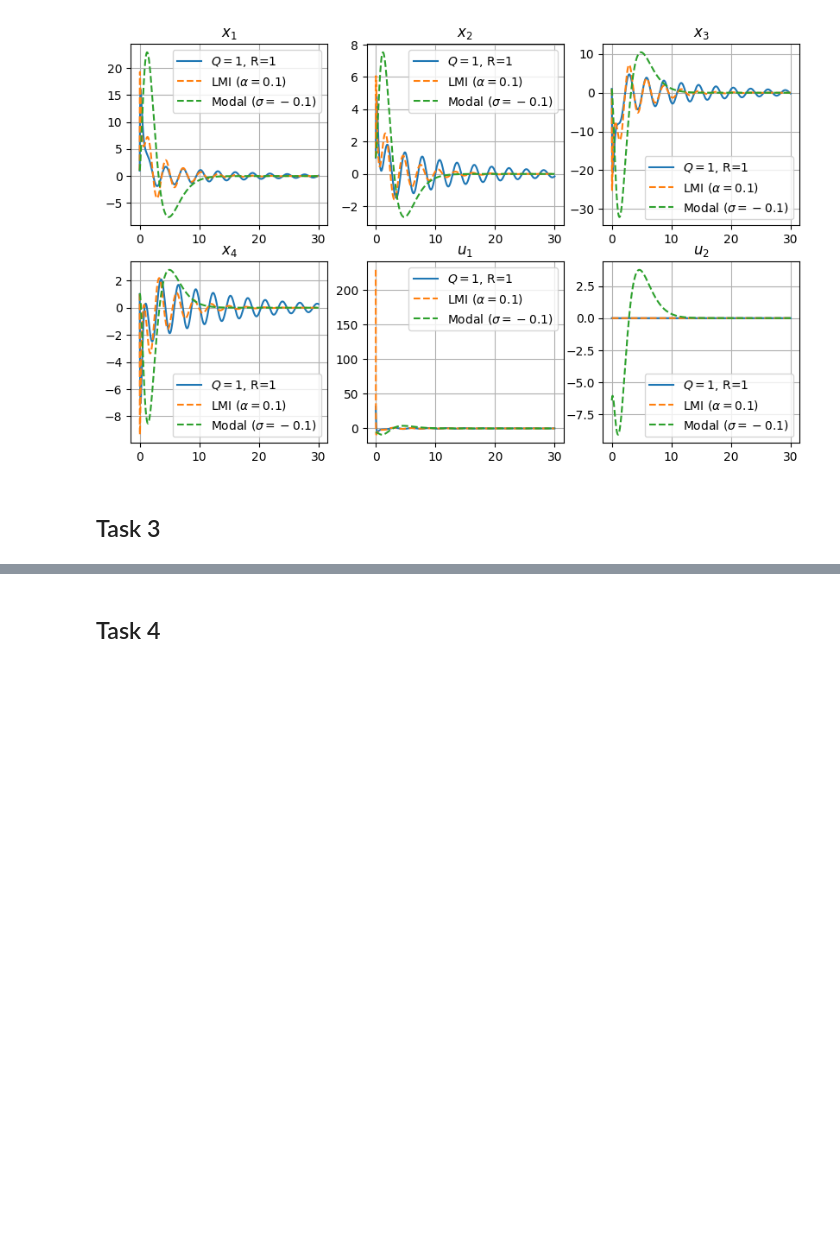
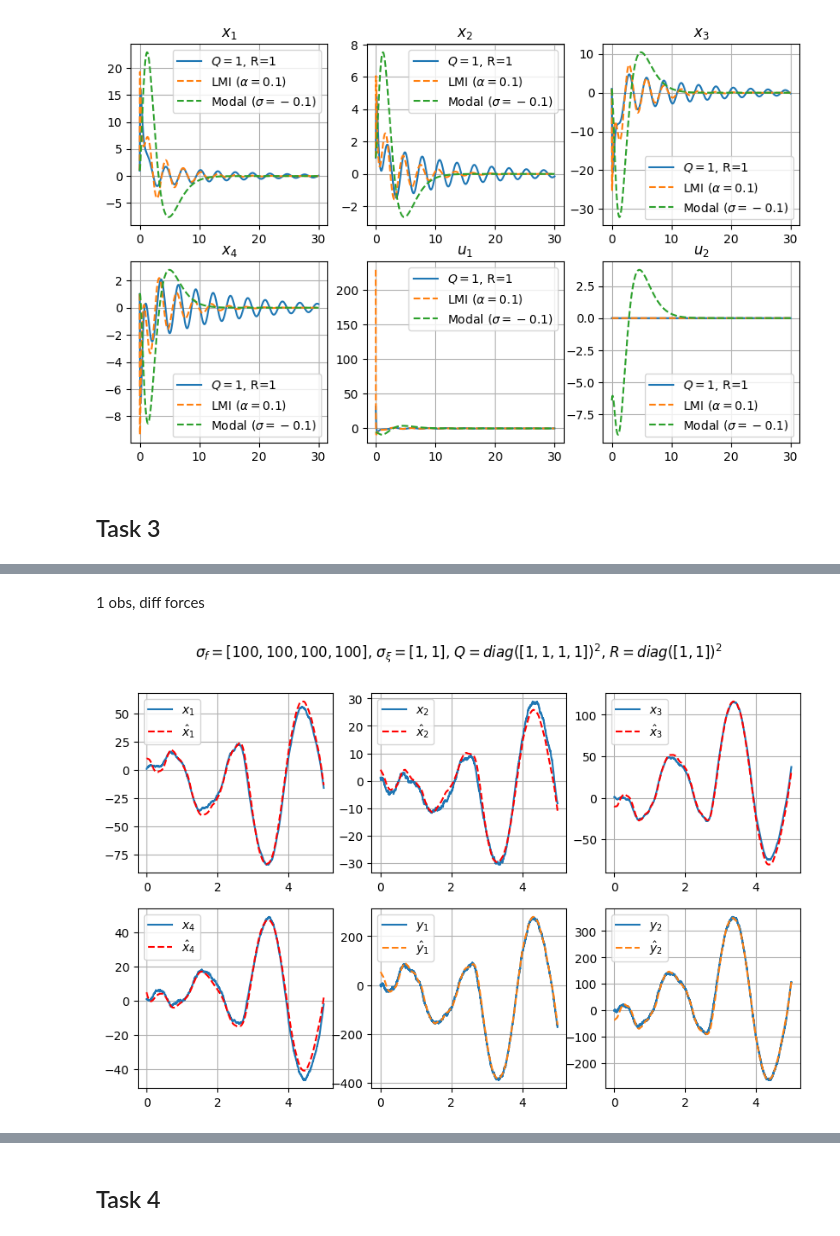
Before and after one commit to diuzhevVlad/control-theory-itmo-2023-2024, a Jupyter notebook: Lab10/Lab10.ipynb, the cells around one changed output, grey strips where cells are left out. Saved outputs shown, nothing was run; the diff lists cells and outputs as text; code cells hidden in the pictures; blank space fills up the shorter version.

```diff
--- a/Lab10/Lab10.ipynb
+++ b/Lab10/Lab10.ipynb
@@ -239,0 +252,8 @@ observe_Kalman(A,C,std_q,std_r,std_f,std_xi,time_3)
+# %% [markdown]
+1 obs, diff forces
+# %%
+std_q, std_r = [1,1,1,1], [1,1]
+std_f, std_xi = [100,100,100,100], [1,1]
+observe_Kalman(A,C,std_q,std_r,std_f,std_xi,time_3)
+# %% [output]
+[figure, added]
```
Also changed, not shown: parts of 13 cells of this notebook.
